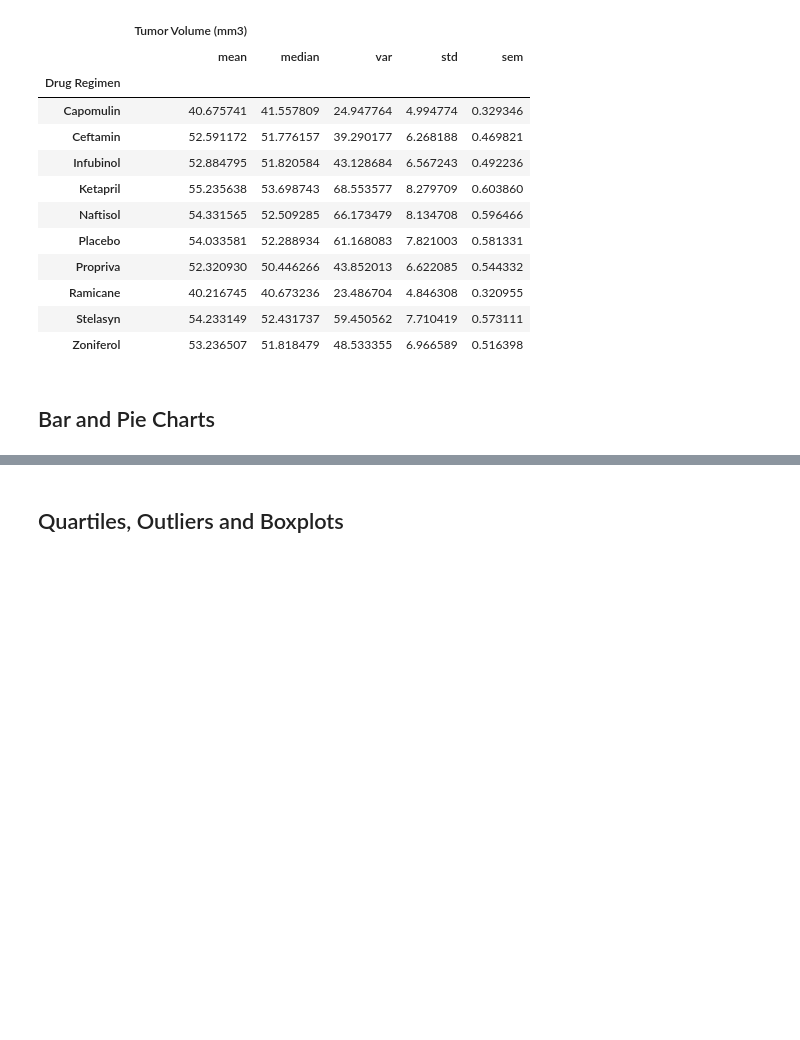
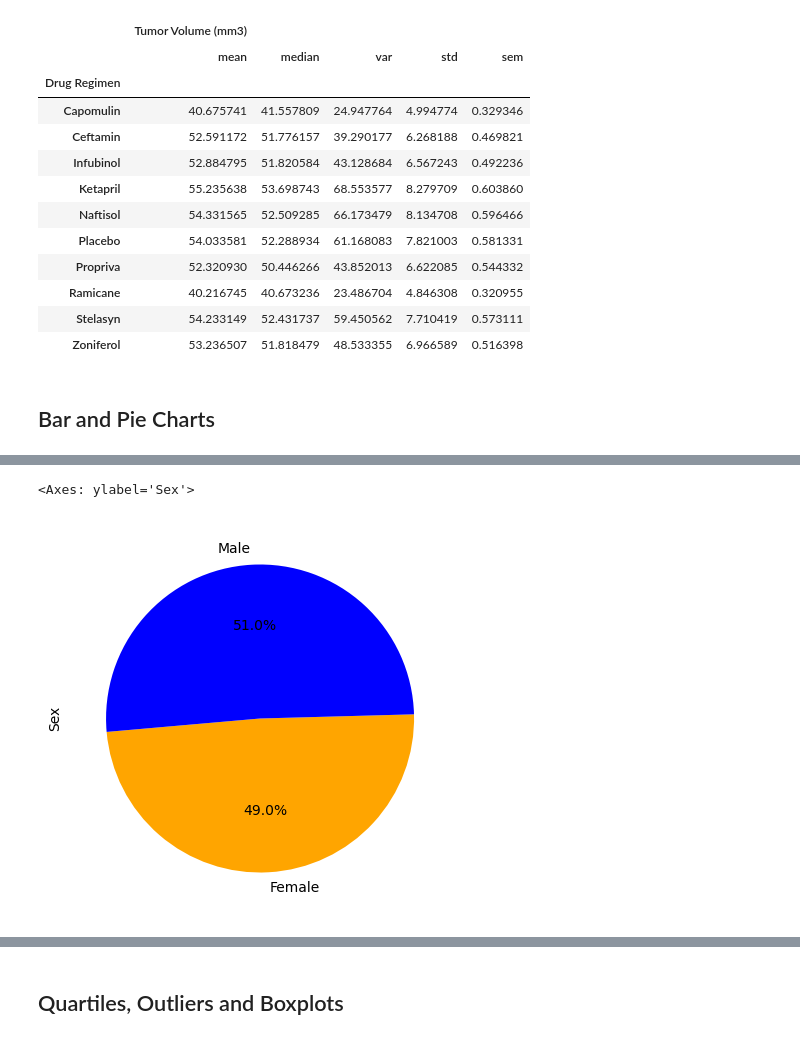
Before and after one commit to rooprg/pymaceuticals_challenge, a Jupyter notebook: pymaceuticals_starter.ipynb, the cells around one changed output, grey strips where cells are left out. Drawn from its saved outputs; the diff is of its cells as text; code cells hidden in the pictures; blank space fills up the shorter version.

```diff
--- a/pymaceuticals_starter.ipynb
+++ b/pymaceuticals_starter.ipynb
@@ -149,4 +165,10 @@ tv_summary_two
 # %%
 # Generate a pie plot showing the distribution of female versus male mice using Pandas
+gender_counts = cleaned_mice_data_df['Sex'].groupby(cleaned_mice_data_df['Sex']).count()
+colors = ["orange", "blue"]
+gender_counts.plot(kind='pie', startangle=185, colors=colors, autopct="%1.1f%%", figsize=(5, 5))
+# %% [output]
+<Axes: ylabel='Sex'>
+[figure, added]
 # %%
 # Generate a pie plot showing the distribution of female versus male mice using pyplot
```
Also changed, not shown: parts of 9 cells of this notebook.
